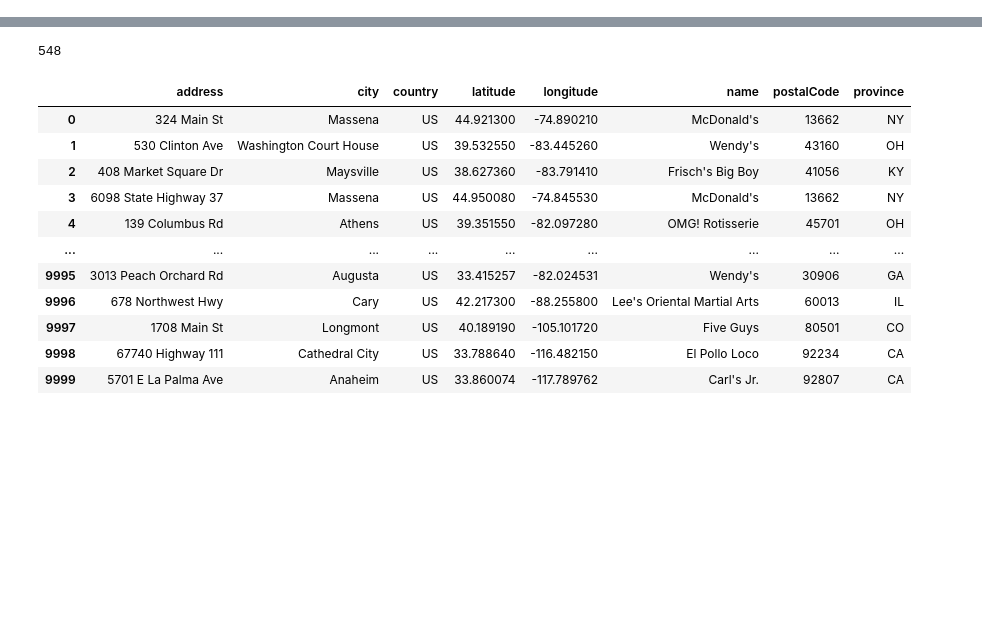
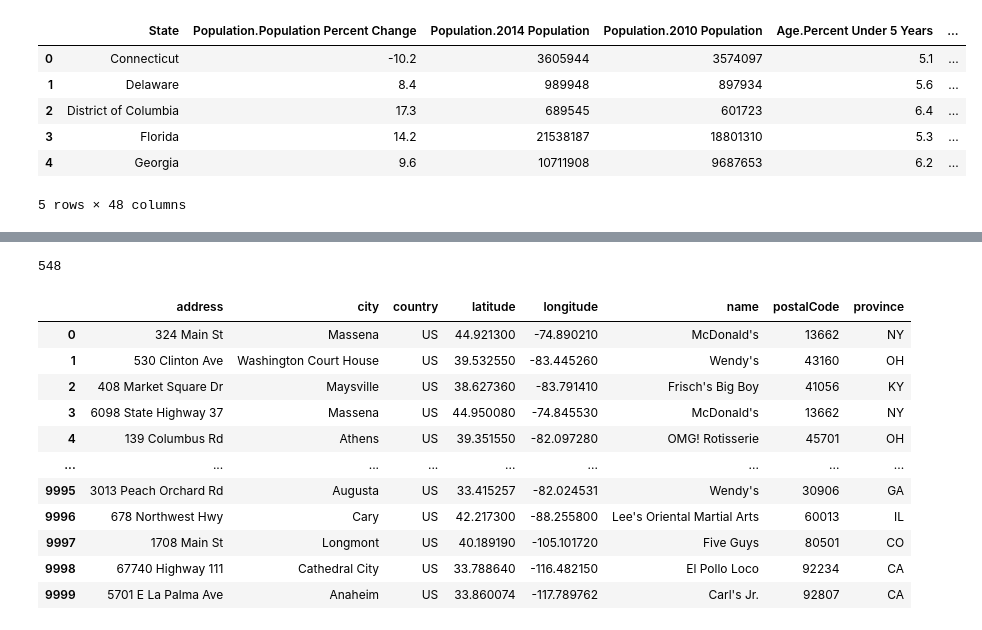
Before and after one commit to Andrewli1212/Fast-Food, a Jupyter notebook: Project1.ipynb, the cells around one changed output, grey strips where cells are left out. Cells and saved outputs as stored; diff of their text form; code cells hidden in the pictures; blank space fills up the shorter version.

```diff
--- a/Project1.ipynb
+++ b/Project1.ipynb
@@ -6,3 +6,15 @@ import requests
 import scipy.stats as st
 from scipy.stats import linregress
 from pprint import pprint
+# %%
+demo_path = "Resources/state_demographics.csv"
+demo_df = pd.read_csv(demo_path)
+demo_df.head()
+# %% [output]
+|  | State | Population.Population Percent Change | Population.2014 Population | Population.2010 Population | Age.Percent Under 5 Years | ... |
+| 0 | Connecticut | -10.2 | 3605944 | 3574097 | 5.1 | ... |
+| 1 | Delaware | 8.4 | 989948 | 897934 | 5.6 | ... |
+| 2 | District of Columbia | 17.3 | 689545 | 601723 | 6.4 | ... |
+| 3 | Florida | 14.2 | 21538187 | 18801310 | 5.3 | ... |
+| 4 | Georgia | 9.6 | 10711908 | 9687653 | 6.2 | ... |
+5 rows × 48 columns
```
Also changed, not shown: parts of 5 cells of this notebook.
